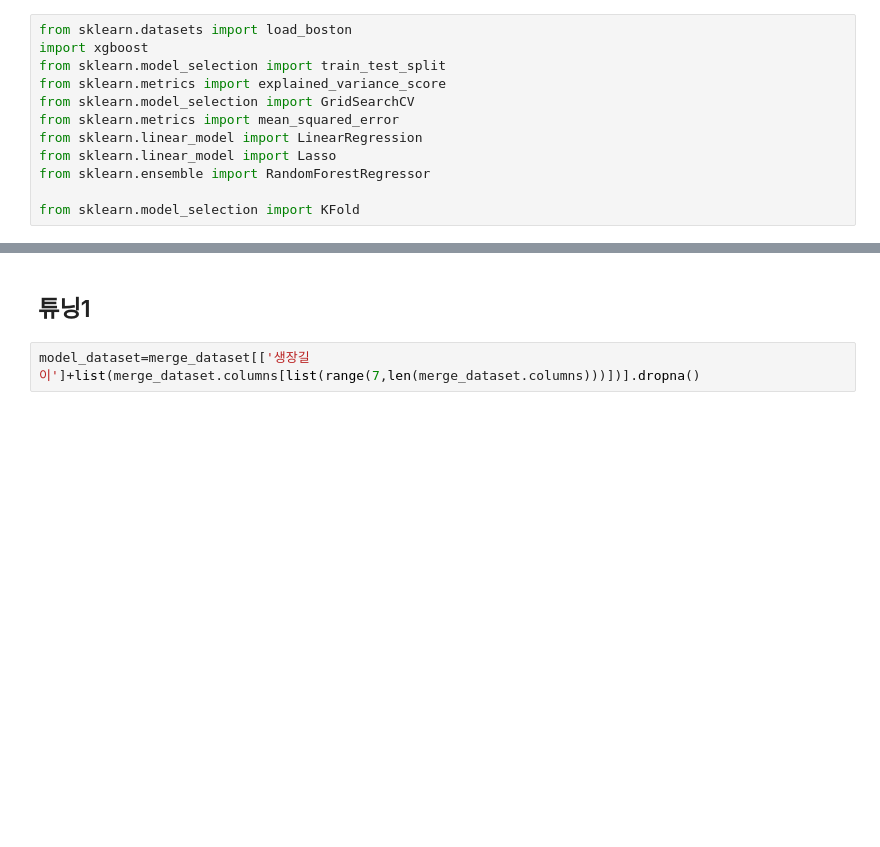
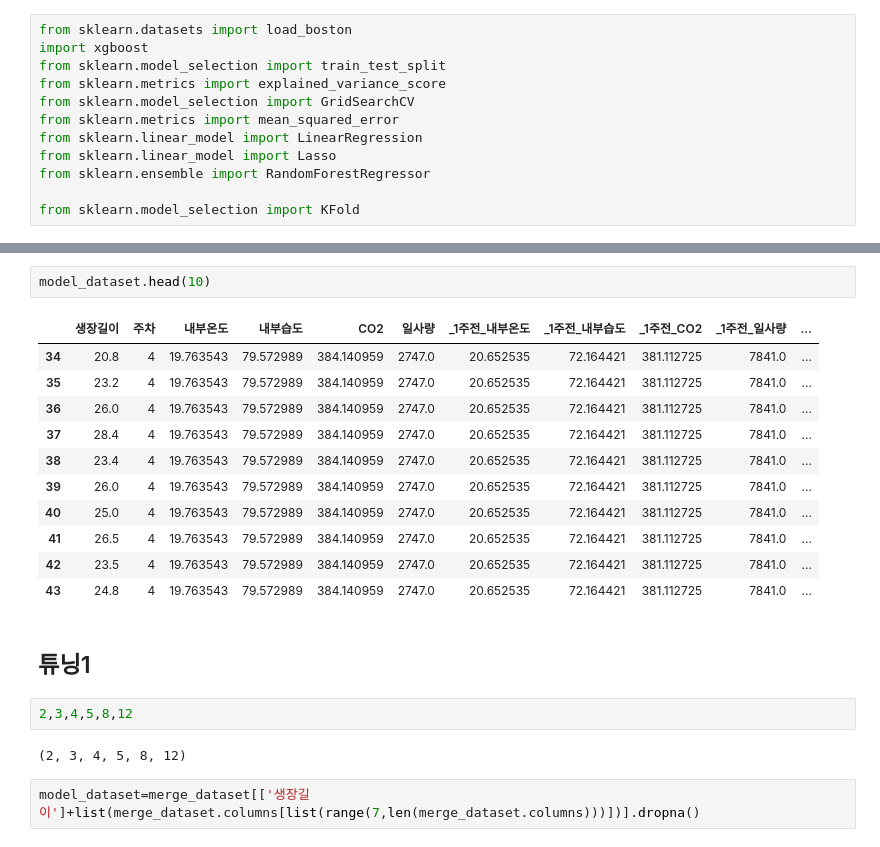
Before and after one commit to meucham11/nong_intern, a Jupyter notebook: 토마토/1819/로즈밸리_ㅈㅂㄷ.ipynb, the cells around one changed output, grey strips where cells are left out. Saved outputs shown, nothing was run; the diff lists cells and outputs as text; blank space fills up the shorter version.

```diff
--- a/토마토/1819/로즈밸리_ㅈㅂㄷ.ipynb
+++ b/토마토/1819/로즈밸리_ㅈㅂㄷ.ipynb
@@ -484,8 +484,26 @@ def xgb(df,Y,parameters):
 
 
     return result_df
+# %%
+model_dataset.head(10)
+# %% [output]
+|  | 생장길이 | 주차 | 내부온도 | 내부습도 | CO2 | 일사량 | _1주전_내부온도 | _1주전_내부습도 | _1주전_CO2 | _1주전_일사량 | ... |
+| 34 | 20.8 | 4 | 19.763543 | 79.572989 | 384.140959 | 2747.0 | 20.652535 | 72.164421 | 381.112725 | 7841.0 | ... |
+| 35 | 23.2 | 4 | 19.763543 | 79.572989 | 384.140959 | 2747.0 | 20.652535 | 72.164421 | 381.112725 | 7841.0 | ... |
+| 36 | 26.0 | 4 | 19.763543 | 79.572989 | 384.140959 | 2747.0 | 20.652535 | 72.164421 | 381.112725 | 7841.0 | ... |
+| 37 | 28.4 | 4 | 19.763543 | 79.572989 | 384.140959 | 2747.0 | 20.652535 | 72.164421 | 381.112725 | 7841.0 | ... |
+| 38 | 23.4 | 4 | 19.763543 | 79.572989 | 384.140959 | 2747.0 | 20.652535 | 72.164421 | 381.112725 | 7841.0 | ... |
+| 39 | 26.0 | 4 | 19.763543 | 79.572989 | 384.140959 | 2747.0 | 20.652535 | 72.164421 | 381.112725 | 7841.0 | ... |
+| 40 | 25.0 | 4 | 19.763543 | 79.572989 | 384.140959 | 2747.0 | 20.652535 | 72.164421 | 381.112725 | 7841.0 | ... |
+| 41 | 26.5 | 4 | 19.763543 | 79.572989 | 384.140959 | 2747.0 | 20.652535 | 72.164421 | 381.112725 | 7841.0 | ... |
+| 42 | 23.5 | 4 | 19.763543 | 79.572989 | 384.140959 | 2747.0 | 20.652535 | 72.164421 | 381.112725 | 7841.0 | ... |
+| 43 | 24.8 | 4 | 19.763543 | 79.572989 | 384.140959 | 2747.0 | 20.652535 | 72.164421 | 381.112725 | 7841.0 | ... |
 # %% [markdown]
 ## 튜닝1
+# %%
+2,3,4,5,8,12
+# %% [output]
+(2, 3, 4, 5, 8, 12)
 # %%
 model_dataset=merge_dataset[['생장길이']+list(merge_dataset.columns[list(range(7,len(merge_dataset.columns)))])].dropna()
 # %%
```
Also changed, not shown: parts of 6 cells of this notebook.
